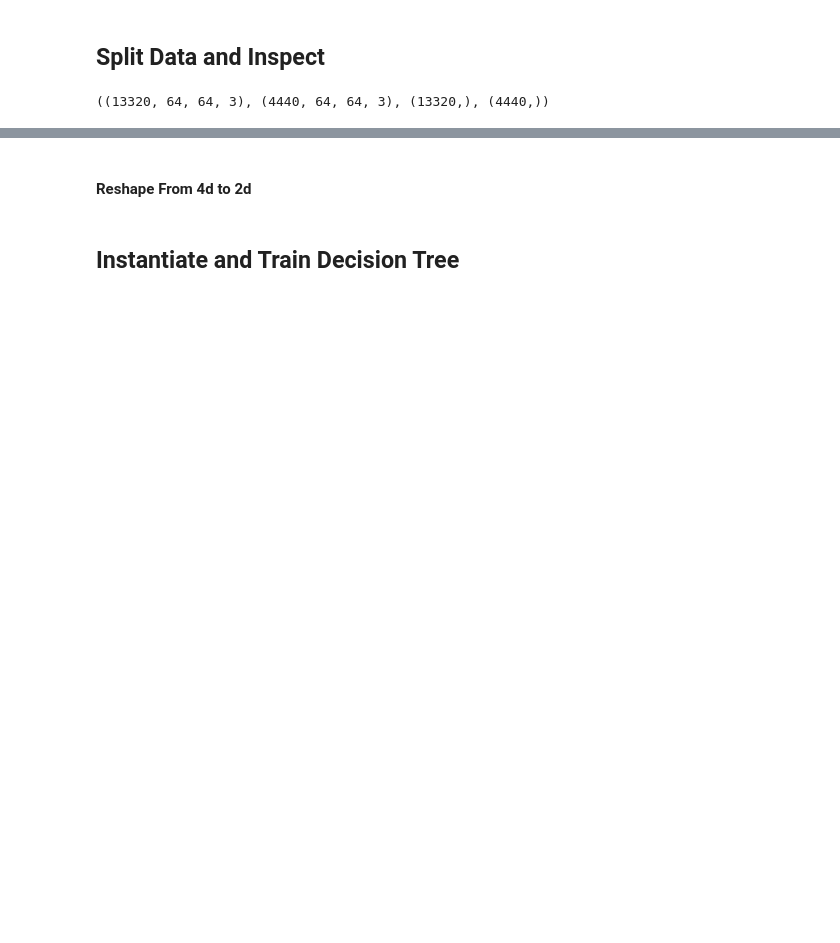
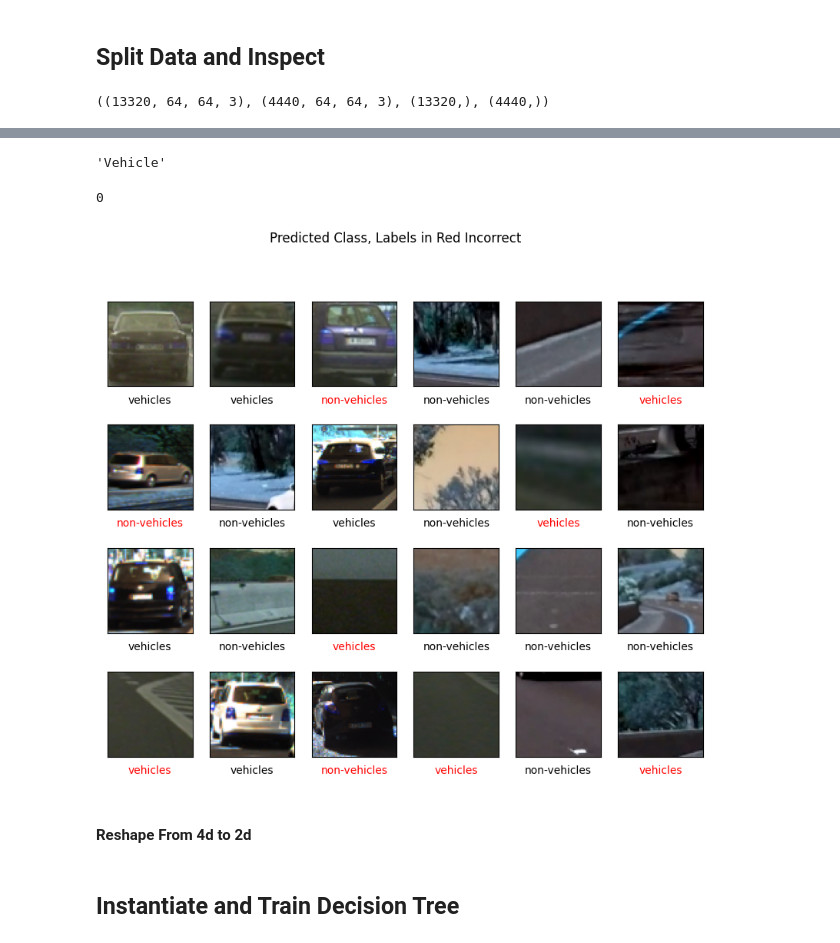
Before and after one commit to murdockma/4604_ML_project, a Jupyter notebook: 4604 Project.ipynb, the cells around one changed output, grey strips where cells are left out. Cells and saved outputs as stored; diff of their text form; code cells hidden in the pictures; blank space fills up the shorter version.

```diff
--- a/4604 Project.ipynb
+++ b/4604 Project.ipynb
@@ -57,11 +77,15 @@ data/vehicles
 # %% [markdown]
 ## Read in Images without Resizing
 # %%
-shuffled_df = df.sample(frac=1,random_state=123).reset_index()
+# df_shuffled = df.sample(frac=1,random_state=123).reset_index()
 
 # images = []
-labels = df['labels']
+labels = df_shuffled['labels']
 
-images = np.array([cv2.imread(p) for p in df['paths']])
+images = np.array([cv2.imread(p) for p in df_shuffled['paths']])
 
-# images = np.array([cv2.resize(cv2.imread(p), (150, 150)) for p in df['paths']]) / 255
+print(f'Images: \n shape:{images.shape}, size:{images.size}')
+
+# resized_images = np.array([cv2.resize(cv2.imread(p), (150, 150)) for p in df_shuffled['paths']]) / 255
+
+# print(f'Images Resized (150 x 150): \n shape:{resized_images.shape}, size:{resized_images.size}')
@@ -109,3 +168,29 @@ X_train.shape,X_test.shape,y_train.shape,y_test.shape
+# %%
+# f, ax = plt.subplots()
+np.where(model.predict(my_car), 'Vehicle', 'Non-Vehicle')[0]
+# %% [output]
+'Vehicle'
+# %%
+faces = {1:'vehicles', 0:'non-vehicles'}
+y_fit = model.predict(d2_Xtest)
+# %%
+np.array(y_test)[22]
+# %% [output]
+0
+# %%
+def plot_predictions(xtest, ytest, yfit, samplesr, samplesc):
+    fig, ax = plt.subplots(samplesr, samplesc, figsize=(10,8))
+    pred_sub = np.array(ytest)
+    for i, axi in enumerate(ax.flat):
+        axi.imshow(xtest[i], cmap='bone')
+        axi.set(xticks=[], yticks=[])
+        axi.set_xlabel(faces[yfit[i]],
+                    color='black' if yfit[i] == pred_sub[i] else 'red')
+    fig.suptitle('Predicted Class, Labels in Red Incorrect', size=12);
+
+plot_predictions(X_test, y_test, y_fit, 4, 6)
+# %% [output]
+[figure, added]
 # %% [markdown]
 #### Reshape From 4d to 2d
 # %%
```
Also changed, not shown: parts of 28 cells of this notebook, 1 other file.
